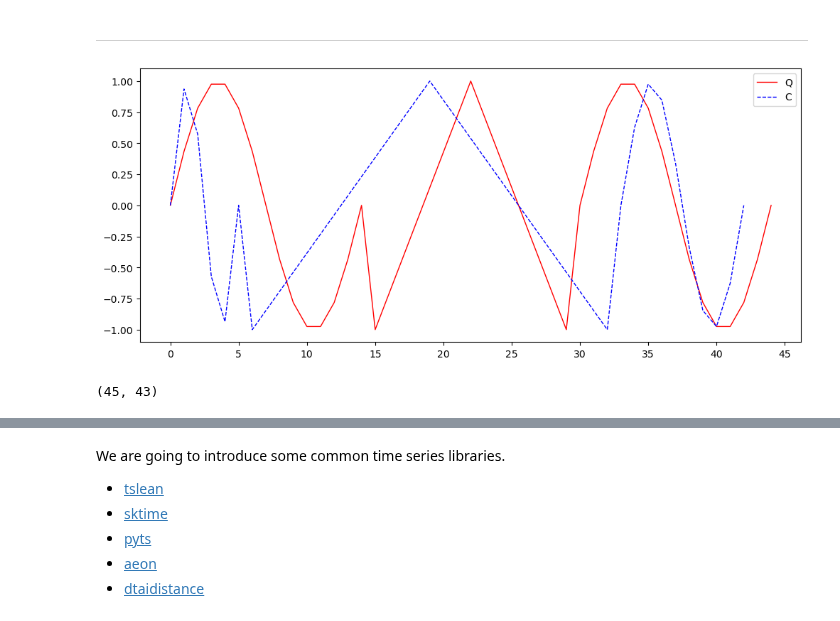
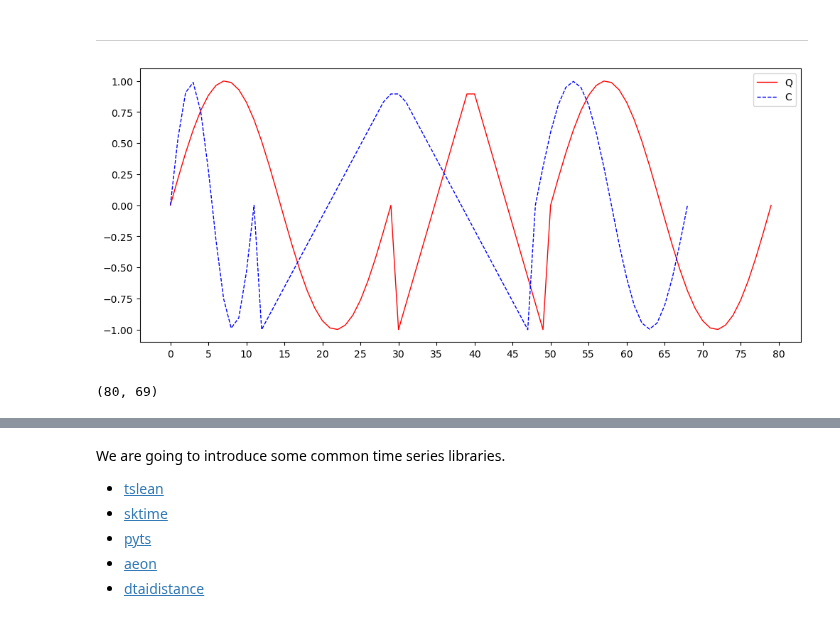
Before and after one commit to cyuab/k-scaling-factor-dtw, a Jupyter notebook: code/main.ipynb, the cells around one changed output, grey strips where cells are left out. Drawn from its saved outputs; the diff is of its cells as text; code cells hidden in the pictures.

```diff
--- a/code/main.ipynb
+++ b/code/main.ipynb
@@ -353,11 +394,11 @@ plot_lb_keogh_full(q, c, radius=5)
 # %%
 # Step 1: Create segments
 def generate_segments():
-    s1 = np.sin(np.linspace(0, 2 * np.pi, 15))
+    s1 = np.sin(np.linspace(0, 2 * np.pi, 30))
     # s1 = np.linspace(0, 1, 15)
-    s2 = sawtooth(np.linspace(0, 2 * np.pi, 15), 0.5)  # Triangle wave (periodic)
+    s2 = sawtooth(np.linspace(0, 2 * np.pi, 20), 0.5)  # Triangle wave (periodic)
     # s2 = np.concatenate([np.ones(10), np.linspace(1, 0.5, 5)])
-    s3 = np.tile([-1, 1], 10)
+    s3 = np.tile([-1, 1], 30)
     tail = np.linspace(1, 0, 30)
     return s1, s2, s3, tail
     # return s1, s2, tail
@@ -383,33 +424,33 @@ Q, C = create_series(False)
 def plot_segmented_series(Q, C):
     plt.figure(figsize=(12, 5))
     plt.plot(Q, label="Q", color='red', linewidth=1)
     plt.plot(C, label="C", color='blue', linestyle='--', linewidth=1)
 
     # for idx in q_segments[1:-1]:  # skip 0 and end
     #     plt.axvline(idx, color='blue', linestyle='--', alpha=0.5)
     # for idx in c_segments[1:-1]:
     #     plt.axvline(idx, color='red', linestyle=':', alpha=0.5)
 
     # plt.title("Segmented Time Series with Expression Rate Difference + Tail")
     from matplotlib.ticker import MultipleLocator
     plt.gca().xaxis.set_major_locator(MultipleLocator(5))
     plt.legend()
     # plt.grid(True)
     # plt.xlabel("Time index")
     # plt.ylabel("Value")
     plt.show()
 
 # # Step 5: Ground truth (simulated for this synthetic case)
 # q_segments = [0, 30, 60, 90]  # Original segments in Q
 # c_segments = [0,
 #               len(scale_segment(np.linspace(0, 1, 30), 0.7)),
 #               len(scale_segment(np.linspace(0, 1, 30), 0.7)) +
 #               len(scale_segment(np.ones(30), 1.3)),
 #               len(C)]  # including tail
 
 plot_segmented_series(Q, C)
 len(Q), len(C)
 # %% [output]
-[figure, old version]
+[figure, new version]
-(45, 43)
+(80, 69)
 # %%
```
Also changed, not shown: parts of 14 cells of this notebook, 4 other files.
